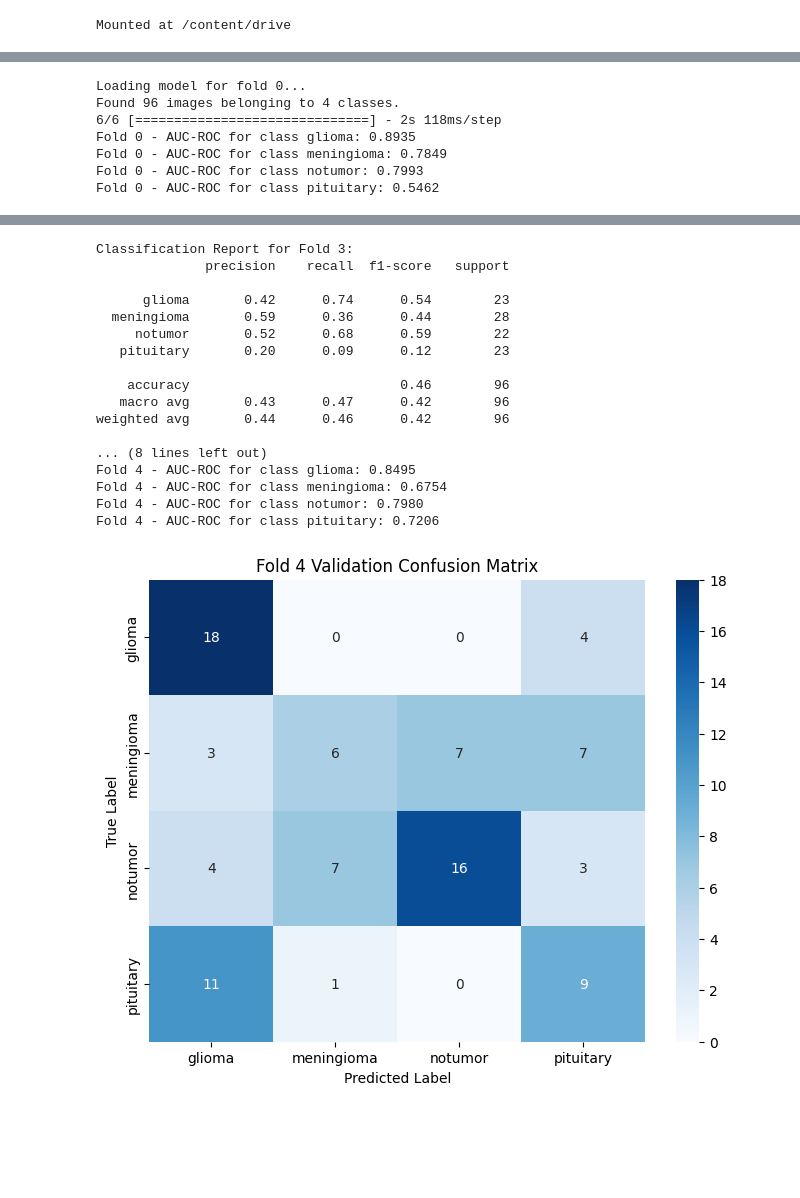
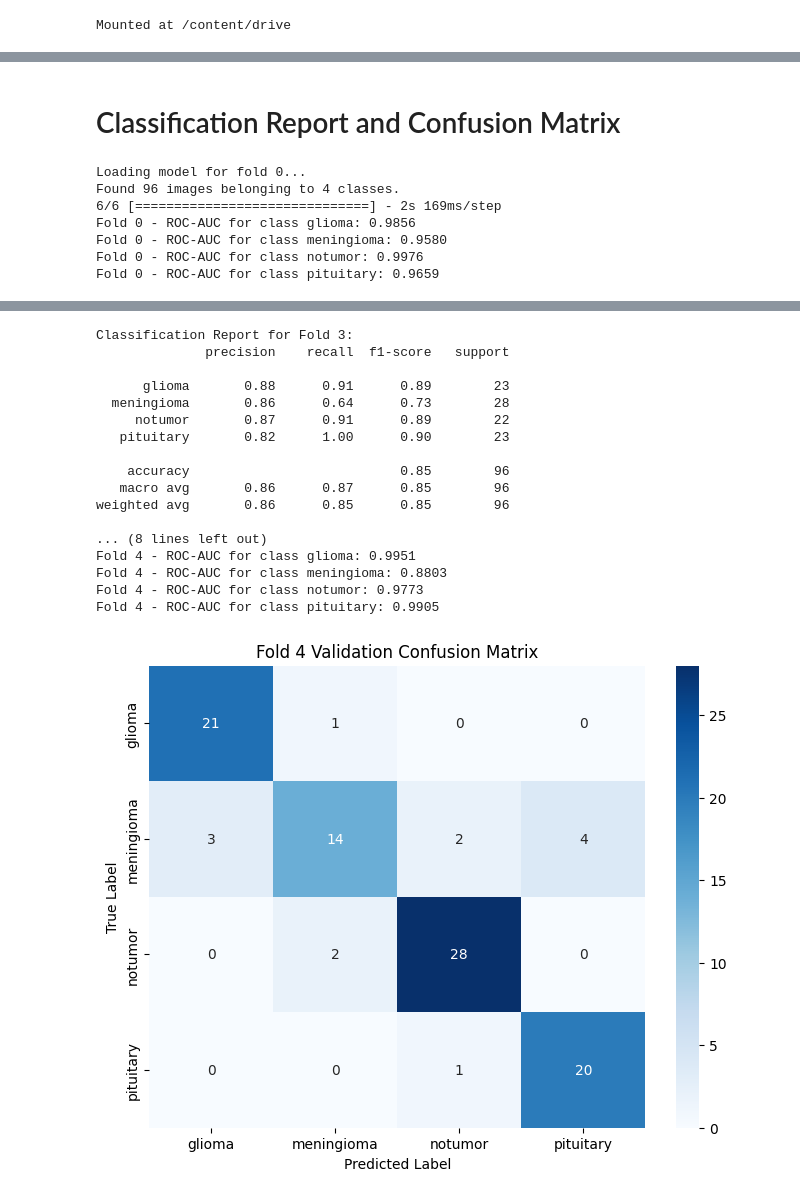
Before and after one commit to XJ-UoG/CSC3009MLMRI, a Jupyter notebook: Inceptionv3.ipynb, the cells around one changed output, grey strips where cells are left out. Drawn from its saved outputs; the diff is of its cells as text; code cells hidden in the pictures; blank space fills up the shorter version.

Commit message:
updated Inceptionv3

```diff
--- a/Inceptionv3.ipynb
+++ b/Inceptionv3.ipynb
@@ -43,3 +31,22 @@ def get_inceptionv3_model(num_classes):
+# %%
+# Define the InceptionV3 model with pretrained weights
+def get_inceptionv3_model(num_classes):
+    base_model = InceptionV3(weights='imagenet', include_top=False)
+
+    # Unfreeze the last few layers for fine-tuning
+    for layer in base_model.layers:
+        layer.trainable = False
+
+  # Add custom layers
+    x = base_model.output
+    x = GlobalAveragePooling2D()(x)
+    x = Dense(1024, activation='relu')(x)
+    x = BatchNormalization()(x)
+    x = Dropout(0.5)(x)  # Dropout layer with 50% dropout rate
+    predictions = Dense(num_classes, activation='softmax')(x)
+
+    model = Model(inputs=base_model.input, outputs=predictions)
+    return model
 # %%
 # Define a transform that includes normalization with the previously computed mean and std
 train_datagen = ImageDataGenerator(
@@ -60,15 +67,18 @@ val_datagen.mean = mean
 val_datagen.std = std
 # %%
 # Training and Evaluation Functions
-def train_model(model, train_generator, val_generator, num_epochs=10, patience=3):
+def train_model(model, train_generator, val_generator, num_epochs=20, patience=3):
     early_stopping = tf.keras.callbacks.EarlyStopping(
         monitor='val_loss', patience=patience, restore_best_weights=True)
+
+    reduce_lr = ReduceLROnPlateau(
+        monitor='val_loss', factor=0.2, patience=2, min_lr=1e-5, verbose=1)
 
     history = model.fit(
         train_generator,
         epochs=num_epochs,
         validation_data=val_generator,
-        callbacks=[early_stopping]
+        callbacks=[early_stopping, reduce_lr]
     )
 
     return model, history
@@ -97,13 +109,13 @@ for fold in range(5):
     # Load the datasets
     train_generator = train_datagen.flow_from_directory(
         train_dir,
-        target_size=(224, 224),  # Image size specified here
+        target_size=(299, 299),  # Image size specified here
         batch_size=16,
         class_mode='categorical'
     )
     val_generator = val_datagen.flow_from_directory(
         val_dir,
-        target_size=(224, 224),  # Image size specified here
+        target_size=(299, 299),  # Image size specified here
         batch_size=16,
         class_mode='categorical'
     )
@@ -111,12 +123,12 @@ for fold in range(5):
     # Get the model and compile it
     num_classes = len(train_generator.class_indices)
     model = get_inceptionv3_model(num_classes)
-    model.compile(optimizer=Adam(lr=0.001), loss='categorical_crossentropy', metrics=['accuracy'])
     # model.compile(optimizer=Adam(learning_rate=0.001), loss='categorical_crossentropy', metrics=['accuracy'])
+    model.compile(optimizer=Adam(learning_rate=0.0001), loss='categorical_crossentropy', metrics=['accuracy'])
 
     # Train and evaluate the model
     model, history = train_model(
-        model, train_generator, val_generator, num_epochs=10, patience=3)
+        model, train_generator, val_generator, num_epochs=20, patience=3)
 
     # Save the model for this fold
     model_path = f'/content/drive/MyDrive/ML Project/inceptionv3_fold_{fold}.h5'
@@ -243,3 +184,5 @@ Training and evaluation for fold 4 completed.
+# %% [markdown]
+# Classification Report and Confusion Matrix
 # %%
 # Confusion Matrix, AUC-ROC, and Classification Report for each fold
 for fold in range(5):
@@ -251,7 +194,7 @@ for fold in range(5):
     val_dir = os.path.join(base_dir, f'fold_{fold}', 'val')
     val_generator = val_datagen.flow_from_directory(
         val_dir,
-        target_size=(224, 224),  # Image size specified here
+        target_size=(299, 299),  # Image size specified here
         batch_size=16,
         class_mode='categorical',
         shuffle=False
@@ -272,7 +215,7 @@ for fold in range(5):
         fpr, tpr, _ = roc_curve(val_true_classes_one_hot[:, i], val_predictions[:, i])
         roc_auc = auc(fpr, tpr)
         auc_roc_scores[class_name] = roc_auc
-        print(f'Fold {fold} - AUC-ROC for class {class_name}: {roc_auc:.4f}')
+        print(f'Fold {fold} - ROC-AUC for class {class_name}: {roc_auc:.4f}')
 
     # Plot the confusion matrix
     plt.figure(figsize=(8, 6))
@@ -303,8 +246,8 @@ for fold in range(5):
 # %% [output]
 Loading model for fold 0...
 Found 96 images belonging to 4 classes.
-6/6 [==============================] - 2s 118ms/step
-Fold 0 - AUC-ROC for class glioma: 0.8935
-Fold 0 - AUC-ROC for class meningioma: 0.7849
-Fold 0 - AUC-ROC for class notumor: 0.7993
-Fold 0 - AUC-ROC for class pituitary: 0.5462
+6/6 [==============================] - 2s 169ms/step
+Fold 0 - ROC-AUC for class glioma: 0.9856
+Fold 0 - ROC-AUC for class meningioma: 0.9580
+Fold 0 - ROC-AUC for class notumor: 0.9976
+Fold 0 - ROC-AUC for class pituitary: 0.9659
@@ -366,21 +309,21 @@ Fold 3 - AUC-ROC for class pituitary: 0.6462
 Classification Report for Fold 3:
               precision    recall  f1-score   support
 
-      glioma       0.42      0.74      0.54        23
-  meningioma       0.59      0.36      0.44        28
-     notumor       0.52      0.68      0.59        22
-   pituitary       0.20      0.09      0.12        23
+      glioma       0.88      0.91      0.89        23
+  meningioma       0.86      0.64      0.73        28
+     notumor       0.87      0.91      0.89        22
+   pituitary       0.82      1.00      0.90        23
 
-    accuracy                           0.46        96
-   macro avg       0.43      0.47      0.42        96
-weighted avg       0.44      0.46      0.42        96
+    accuracy                           0.85        96
+   macro avg       0.86      0.87      0.85        96
+weighted avg       0.86      0.85      0.85        96
 
 ... (8 lines left out)
-Fold 4 - AUC-ROC for class glioma: 0.8495
-Fold 4 - AUC-ROC for class meningioma: 0.6754
-Fold 4 - AUC-ROC for class notumor: 0.7980
-Fold 4 - AUC-ROC for class pituitary: 0.7206
+Fold 4 - ROC-AUC for class glioma: 0.9951
+Fold 4 - ROC-AUC for class meningioma: 0.8803
+Fold 4 - ROC-AUC for class notumor: 0.9773
+Fold 4 - ROC-AUC for class pituitary: 0.9905
-[figure, old version]
+[figure, new version]
 Classification Report for Fold 4:
               precision    recall  f1-score   support
 
```
Also changed, not shown: parts of 12 cells of this notebook.
